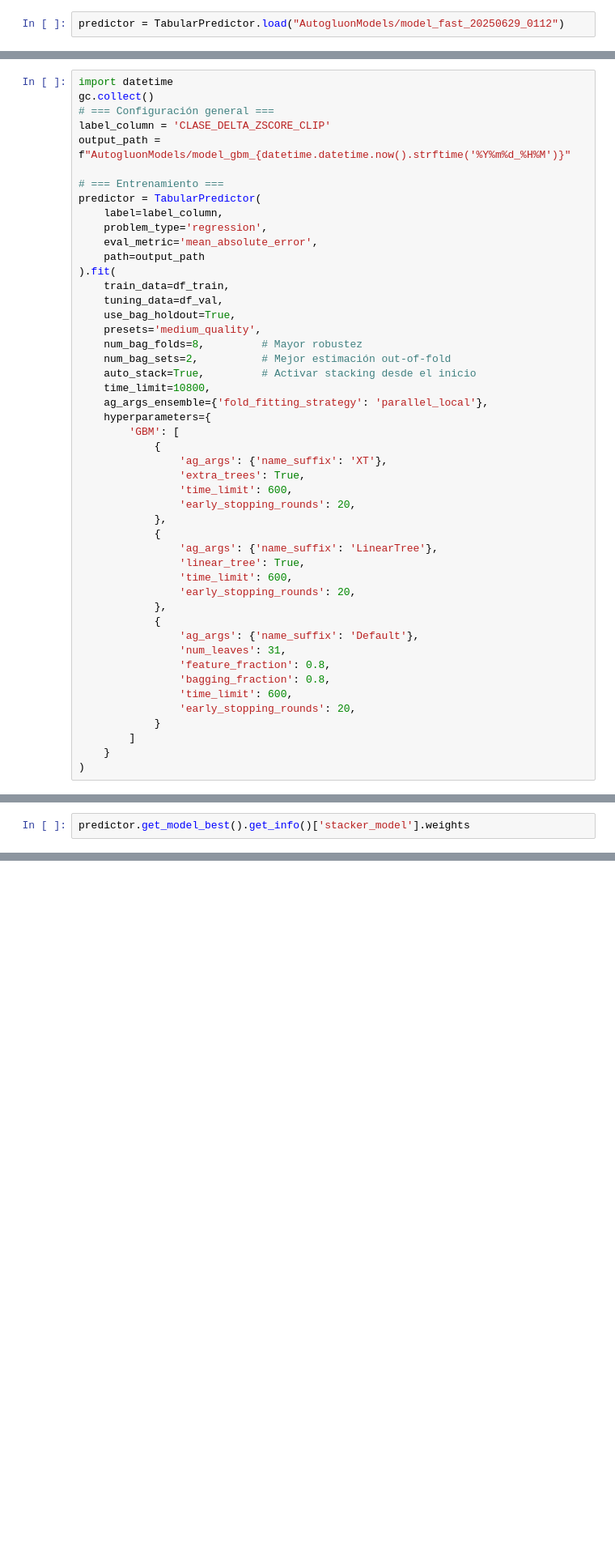
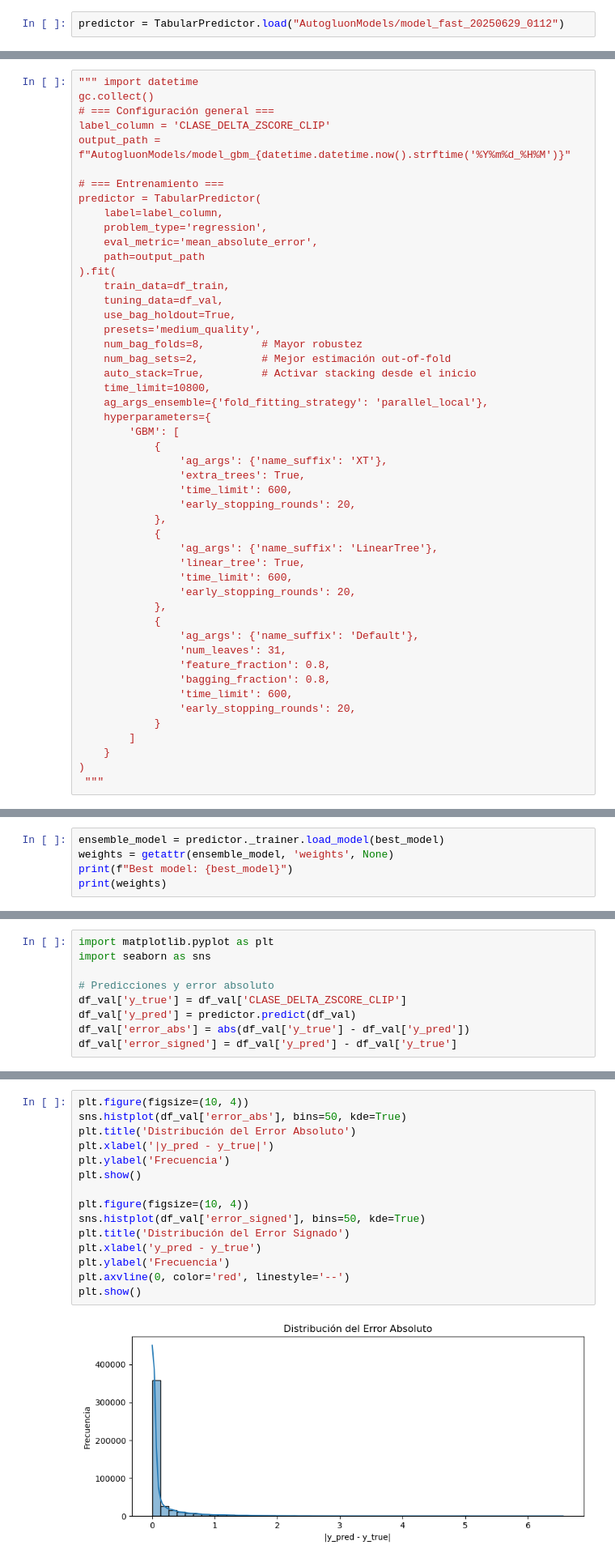
Before and after one commit to plcablinski/labo3-2025v, a Jupyter notebook: Autogluon_normalizando_clase_delta.ipynb, the cells around one changed output, grey strips where cells are left out. Shown at 81% size. Drawn from its saved outputs; the diff is of its cells as text; blank space fills up the shorter version.

```diff
--- a/Autogluon_normalizando_clase_delta.ipynb
+++ b/Autogluon_normalizando_clase_delta.ipynb
@@ -161,5 +238,5 @@ predictor.fit_extra(
 # %%
-import datetime
+""" import datetime
 gc.collect()
 # === Configuración general ===
 label_column = 'CLASE_DELTA_ZSCORE_CLIP'
@@ -206,4 +283,5 @@ predictor = TabularPredictor(
         ]
     }
 )
+ """
 # %%
@@ -245,2 +331,5 @@ lb = predictor.leaderboard(data = df_val, extra_metrics=['mean_absolute_error',
 # %%
-predictor.get_model_best().get_info()['stacker_model'].weights
+ensemble_model = predictor._trainer.load_model(best_model)
+weights = getattr(ensemble_model, 'weights', None)
+print(f"Best model: {best_model}")
+print(weights)
@@ -249,0 +365,9 @@ importancia = predictor.feature_importance(df_val)
+# %%
+import matplotlib.pyplot as plt
+import seaborn as sns
+
+# Predicciones y error absoluto
+df_val['y_true'] = df_val['CLASE_DELTA_ZSCORE_CLIP']
+df_val['y_pred'] = predictor.predict(df_val)
+df_val['error_abs'] = abs(df_val['y_true'] - df_val['y_pred'])
+df_val['error_signed'] = df_val['y_pred'] - df_val['y_true']
@@ -249,0 +376,17 @@ importancia = predictor.feature_importance(df_val)
+# %%
+plt.figure(figsize=(10, 4))
+sns.histplot(df_val['error_abs'], bins=50, kde=True)
+plt.title('Distribución del Error Absoluto')
+plt.xlabel('|y_pred - y_true|')
+plt.ylabel('Frecuencia')
+plt.show()
+
+plt.figure(figsize=(10, 4))
+sns.histplot(df_val['error_signed'], bins=50, kde=True)
+plt.title('Distribución del Error Signado')
+plt.xlabel('y_pred - y_true')
+plt.ylabel('Frecuencia')
+plt.axvline(0, color='red', linestyle='--')
+plt.show()
+# %% [output]
+[figure, added]
```
Also changed, not shown: parts of 17 cells of this notebook, 1 other file.
